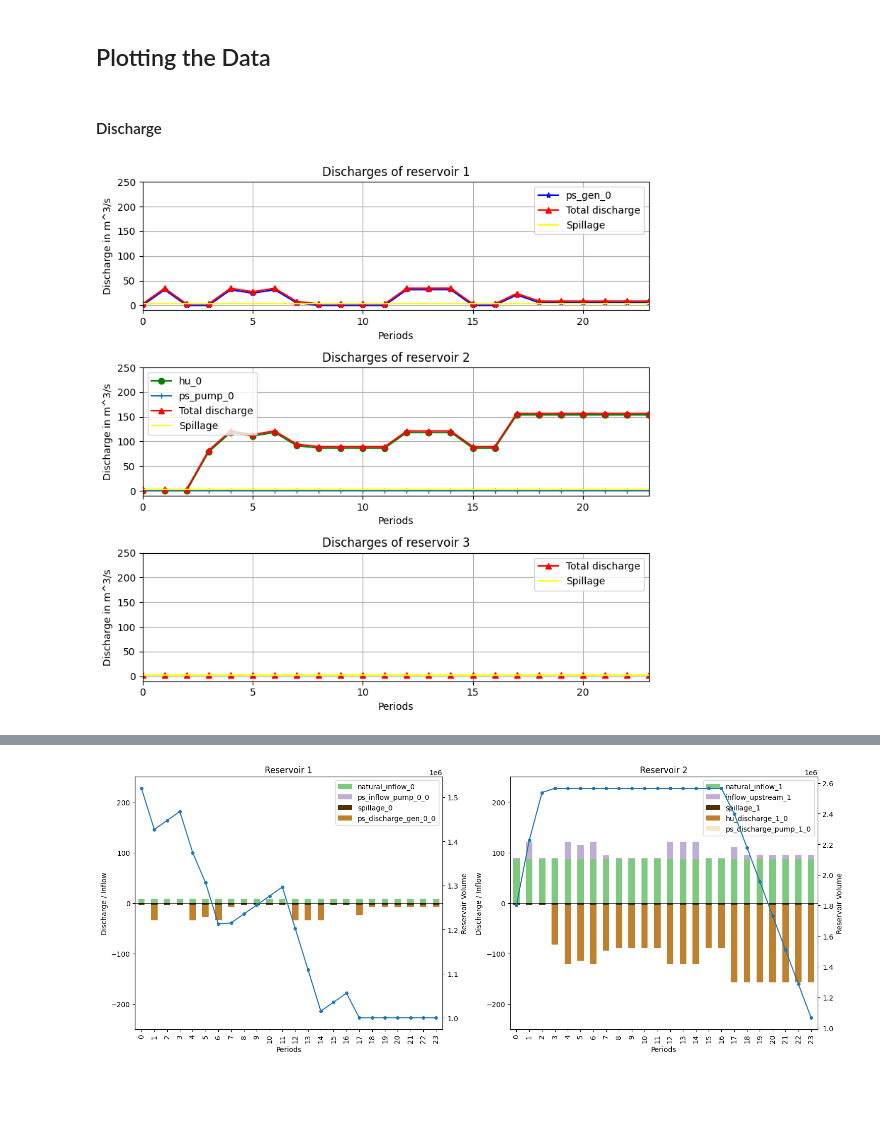
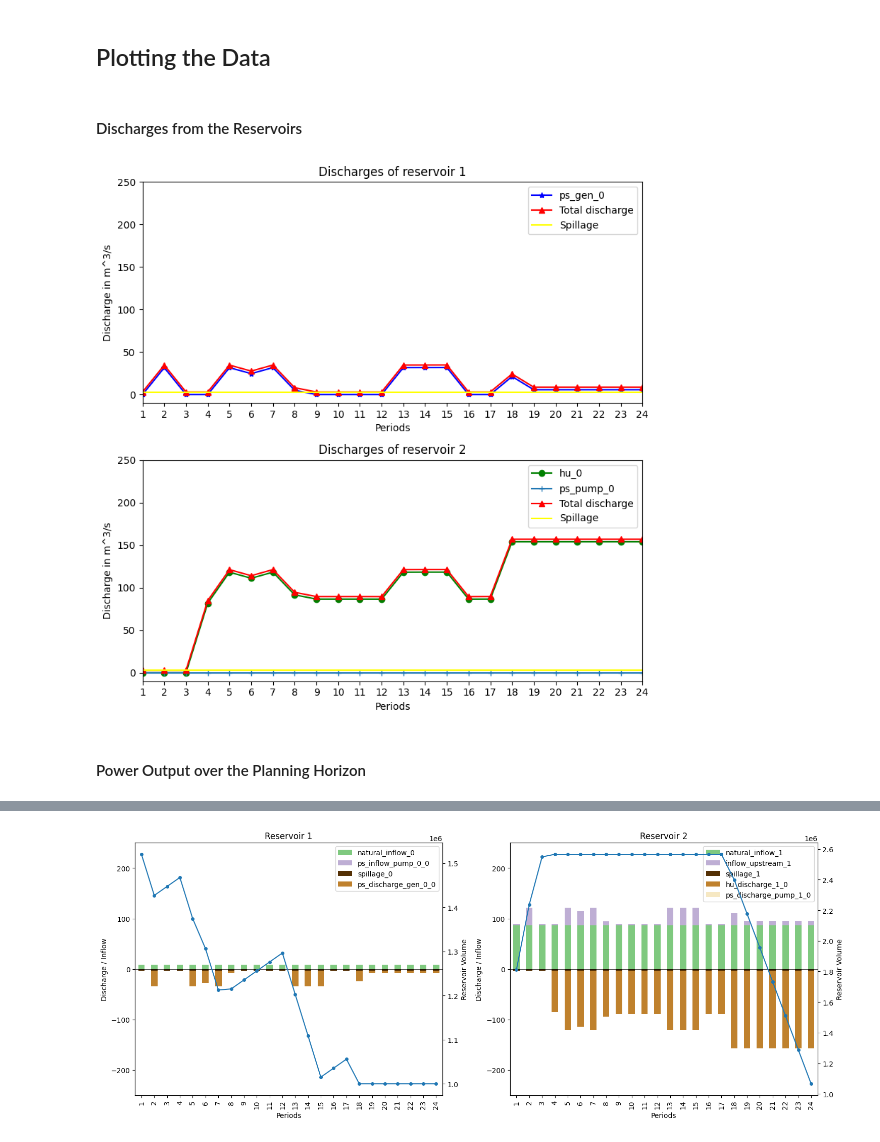
Before and after one commit to FredericWeiss/Seminar-Thesis, a Jupyter notebook: psh.ipynb, the cells around one changed output, grey strips where cells are left out. Drawn from its saved outputs; the diff is of its cells as text; code cells hidden in the pictures; blank space fills up the shorter version.

Commit message:
Final Results for the base case

```diff
--- a/psh.ipynb
+++ b/psh.ipynb
@@ -650,35 +697,45 @@ results
 29 rows × 24 columns
 # %% [markdown]
 ## Plotting the Data
-# %% [markdown]
-#### Discharge
+# %% [markdown]
+#### Discharges from the Reservoirs
 # %%
-fig, ax = plt.subplots(nrows=len(psh.reservoirs), ncols=1, figsize=(8,8))
+# The first number in the label is always the reservoir index and the second the unit index
 
-for i in psh.reservoirs:
+fig, ax = plt.subplots(nrows=len(psh.reservoirs)-1, ncols=1, figsize=(8,8))
+
+for i in psh.reservoirs[:-1]:
+
+    # Discharges from hydro units
     for j in psh.hu_affiliation[i]:
-        ax[i].plot(psh.periods, results.loc[f'hu_discharge_{i}_{j}'], marker='o', label=f'hu_{j}', color='green')
+        ax[i].plot(psh.periods+1, results.loc[f'hu_discharge_{i}_{j}'], marker='o', label=f'hu_{j}', color='green')
 
+    # Discharges from pumped-storage units to generate power
     for k in psh.ps_affiliation[i]:
-        ax[i].plot(psh.periods, results.loc[f'ps_discharge_gen_{i}_{k}'], marker='*', label=f'ps_gen_{j}', color='blue')
+        ax[i].plot(psh.periods+1, results.loc[f'ps_discharge_gen_{i}_{k}'], marker='*', label=f'ps_gen_{j}', color='blue')
 
-    if i > 0:
+    # Discharges from pumped-storage units pumped upstream
+    if i > 0: # No water can be punped upstream from first reservoir
         for k in psh.ps_affiliation[i-1]:
-            ax[i].plot(psh.periods, results.loc[f'ps_discharge_pump_{i}_{k}'], marker='+', label=f'ps_pump_{k}')
+            ax[i].plot(psh.periods+1, results.loc[f'ps_discharge_pump_{i}_{k}'], marker='+', label=f'ps_pump_{k}')
 
-    ax[i].plot(psh.periods, results.loc[f'total_discharge_{i}'], label=f'Total discharge', marker='^', color='red')
-    ax[i].plot(psh.periods, results.loc[f'spillage_{i}'], label=f'Spillage', color='yellow')
+    # Total discharge downstream and spillage
+    ax[i].plot(psh.periods+1, results.loc[f'total_discharge_{i}'], label=f'Total discharge', marker='^', color='red')
+    ax[i].plot(psh.periods+1, results.loc[f'spillage_{i}'], label=f'Spillage', color='yellow')
 
     ax[i].set_title(f'Discharges of reservoir {i+1}')
     ax[i].set_ylabel('Discharge in m^3/s')
     ax[i].set_xlabel('Periods')
 
-    ax[i].set_xlim(0, len(psh.periods)-1)
+    ax[i].set_xticks(psh.periods+1)
+    ax[i].set_xlim(1, len(psh.periods))
     ax[i].set_ylim(-10, 250)
-    ax[i].grid()
+
     ax[i].legend()
 
 plt.tight_layout()
 # %% [output]
-[figure, old version]
+[figure, new version]
+# %% [markdown]
+#### Power Output over the Planning Horizon
 # %%
```
Also changed, not shown: parts of 14 cells of this notebook, 2 other files.
